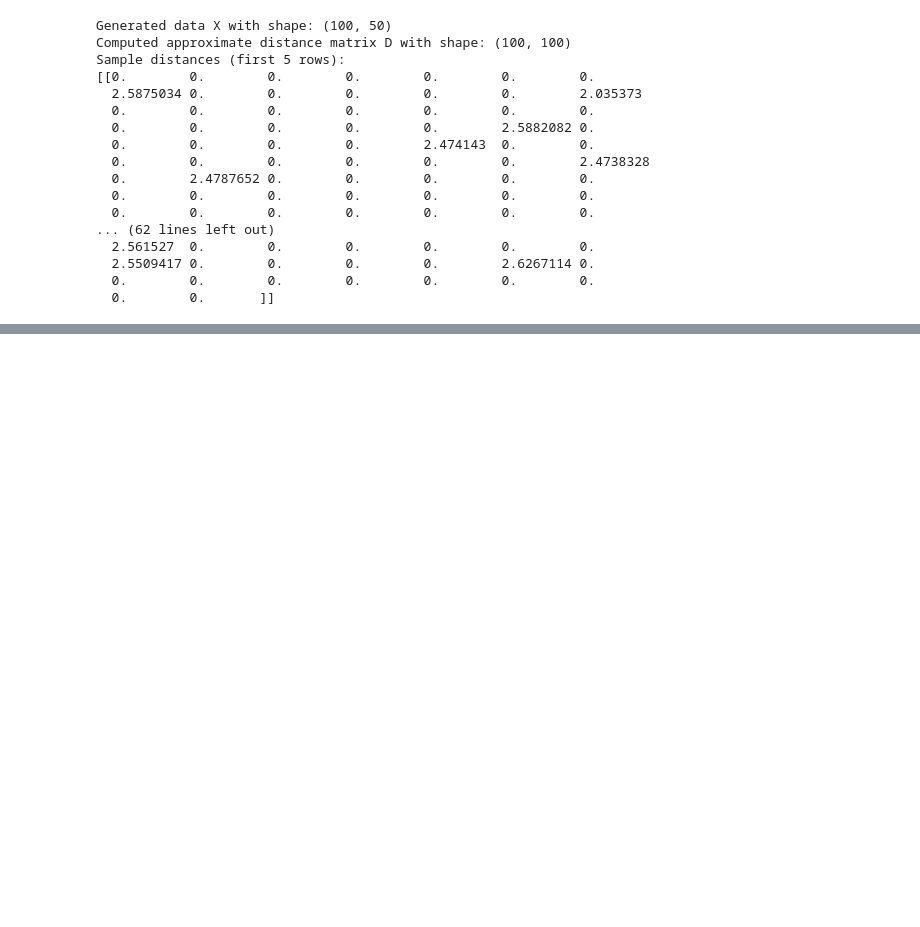
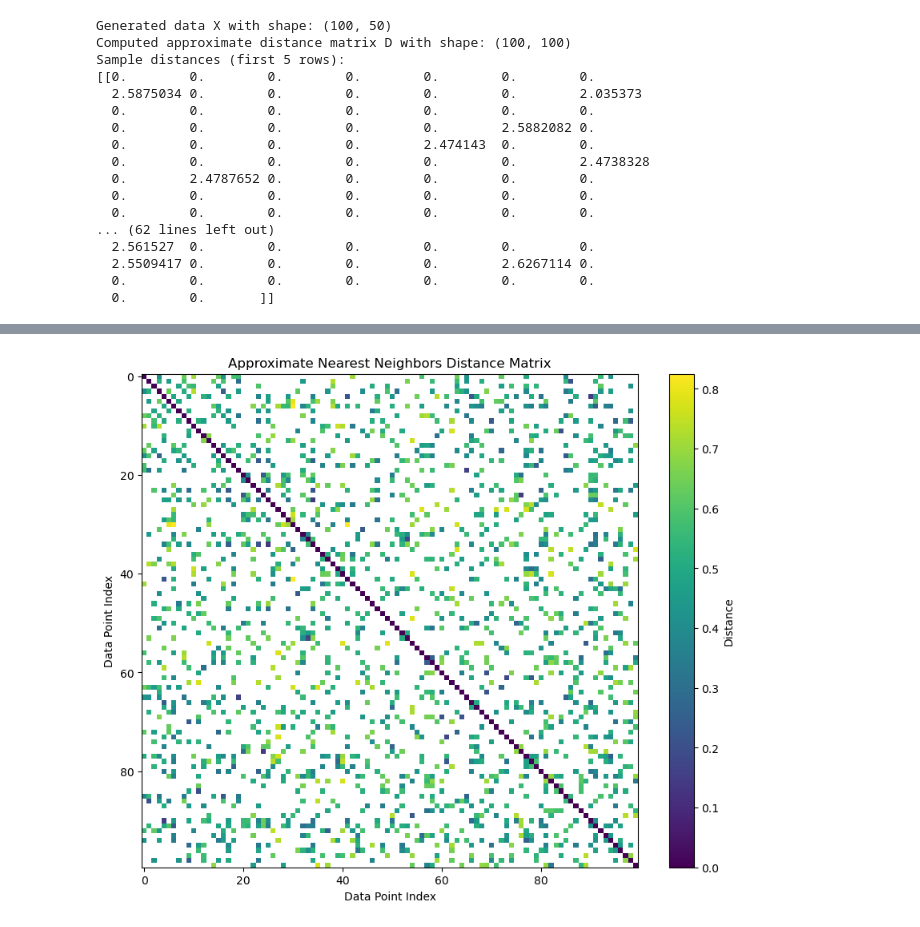
Before and after one commit to Pdawgie/PyAWGLMM, a Jupyter notebook: Smooth_AWGLMM/notebooks/additional_code.ipynb, the cells around one changed output, grey strips where cells are left out. Cells and saved outputs as stored; diff of their text form; code cells hidden in the pictures; blank space fills up the shorter version.

```diff
--- a/Smooth_AWGLMM/notebooks/additional_code.ipynb
+++ b/Smooth_AWGLMM/notebooks/additional_code.ipynb
@@ -2612,0 +3154,39 @@ Sample distances (first 5 rows):
+# %%
+import numpy as np
+import matplotlib.pyplot as plt
+from pynndescent import NNDescent
+
+# Step 1: Generate Sample Data
+np.random.seed(17307946)  # Set seed for reproducibility
+n_samples = 100  # Number of data points
+n_features = 5   # Dimensionality of data
+data = np.random.rand(n_samples, n_features)
+
+# Step 2: Construct Approximate Nearest Neighbors (ANN) Index
+n_neighbors = 15  # Number of nearest neighbors
+ann_index = NNDescent(data, n_neighbors=n_neighbors, metric='euclidean')
+
+# Step 3: Query Neighbors and Distances
+indices, distances = ann_index.query(data, k=n_neighbors)
+
+# Step 4: Construct Distance Matrix
+# Initialize the distance matrix with large values (infinity for non-neighbors)
+distance_matrix = np.full((n_samples, n_samples), np.inf)
+
+# Fill in the distances for each data point's neighbors
+for i, (neighbors, dists) in enumerate(zip(indices, distances)):
+    distance_matrix[i, neighbors] = dists
+
+# Make the matrix symmetric (optional for visualization)
+distance_matrix = np.minimum(distance_matrix, distance_matrix.T)
+
+# Step 5: Visualization
+plt.figure(figsize=(10, 8))
+plt.imshow(distance_matrix, cmap='viridis', aspect='auto')
+plt.colorbar(label='Distance')
+plt.title('Approximate Nearest Neighbors Distance Matrix')
+plt.xlabel('Data Point Index')
+plt.ylabel('Data Point Index')
+plt.show()
+# %% [output]
+[figure, added]
```
Also changed, not shown: parts of 6 cells of this notebook, 7 other files.
